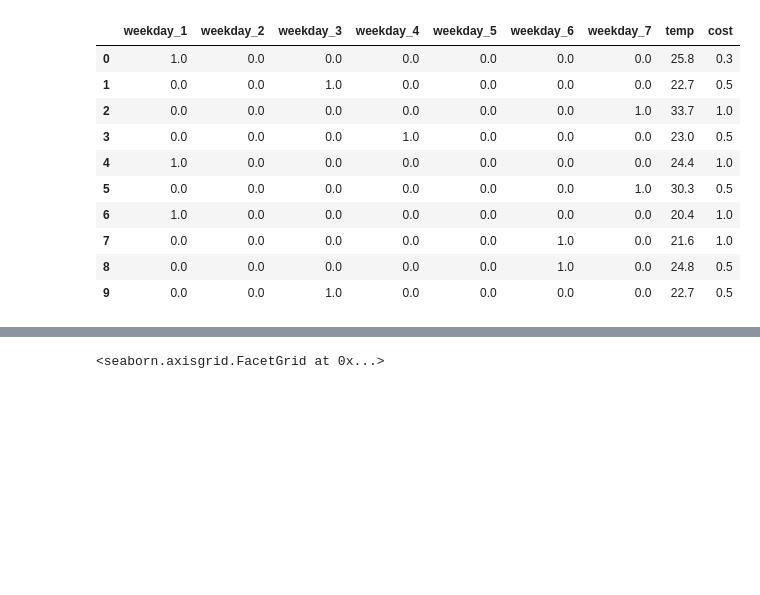
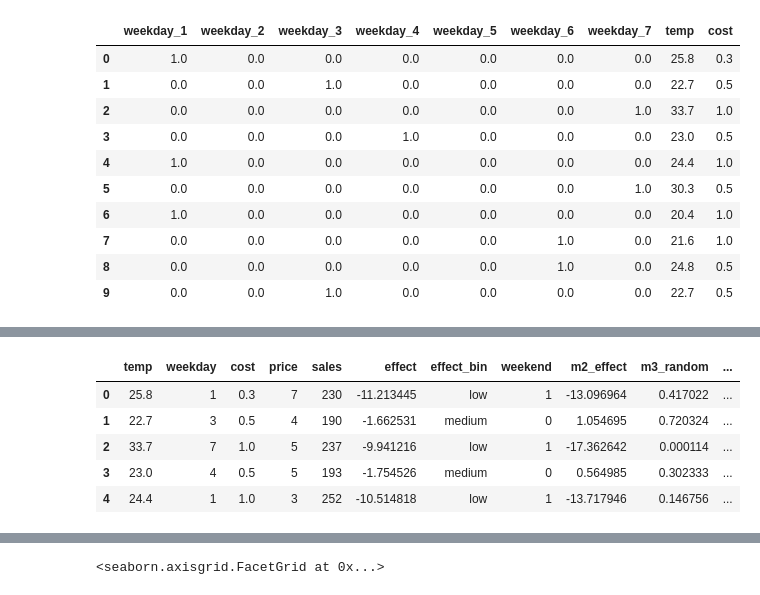
Before and after one commit to deathccino/icecream-causal, a Jupyter notebook: notebooks/02 HTE modelling.ipynb, the cells around one changed output, grey strips where cells are left out. Cells and saved outputs as stored; diff of their text form; code cells hidden in the pictures; blank space fills up the shorter version.

```diff
--- a/notebooks/02 HTE modelling.ipynb
+++ b/notebooks/02 HTE modelling.ipynb
@@ -102,3 +119,13 @@ df_rnd.head(10)
+# %%
+df_rnd['effect_forest'] = m4_cfdml.const_marginal_effect(X=df_rnd_ohe[features])
+df_rnd.head()
+# %% [output]
+|  | temp | weekday | cost | price | sales | effect | effect_bin | weekend | m2_effect | m3_random | ... |
+| 0 | 25.8 | 1 | 0.3 | 7 | 230 | -11.213445 | low | 1 | -13.096964 | 0.417022 | ... |
+| 1 | 22.7 | 3 | 0.5 | 4 | 190 | -1.662531 | medium | 0 | 1.054695 | 0.720324 | ... |
+| 2 | 33.7 | 7 | 1.0 | 5 | 237 | -9.941216 | low | 1 | -17.362642 | 0.000114 | ... |
+| 3 | 23.0 | 4 | 0.5 | 5 | 193 | -1.754526 | medium | 0 | 0.564985 | 0.302333 | ... |
+| 4 | 24.4 | 1 | 1.0 | 3 | 252 | -10.514818 | low | 1 | -13.717946 | 0.146756 | ... |
 # %%
 df_rnd['effect'].describe().T
 # %% [output]
```
Also changed, not shown: parts of 15 cells of this notebook, 10 other files.
